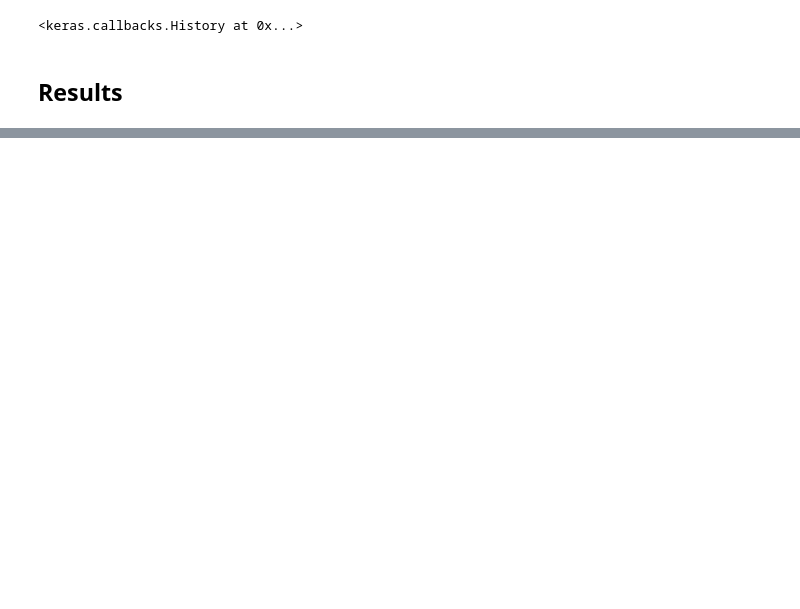
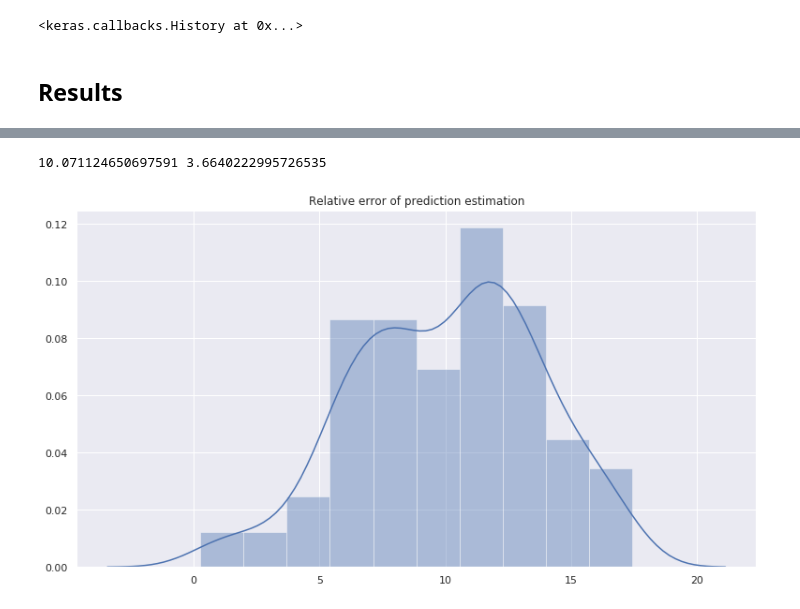
Before and after one commit to erdosbootcamp2019/Project, a Jupyter notebook: Predictions/predictStock.ipynb, the cells around one changed output, grey strips where cells are left out. Saved outputs shown, nothing was run; the diff lists cells and outputs as text; code cells hidden in the pictures; blank space fills up the shorter version.

Commit message:
Prediction with LSTM extended

```diff
--- a/Predictions/predictStock.ipynb
+++ b/Predictions/predictStock.ipynb
@@ -135,0 +135,20 @@ See the caveats in the documentation: http://pandas.pydata.org/pandas-docs/stabl
+# %%
+error_difference = pd.DataFrame(index=range(0,len(valid['Predictions'])),columns=['Close','Predictions','Error'])
+for i in range(0,len(valid['Predictions'])):
+     error_difference['Close'][i] = valid['Close'][i]
+     error_difference['Predictions'][i] = valid['Predictions'][i]
+     error_difference['Error'][i] = 100*abs(valid['Close'][i]-valid['Predictions'][i])/valid['Close'][i]
+# %%
+error_list = []
+for index in range(0,len(error_difference)):
+    error_list.append(error_difference['Error'][index])
+# %%
+error_list=np.array(error_list)
+sns.distplot(error_list, kde=True).set_title('Relative error of prediction estimation')
+mean = error_list.mean()
+
+rms=np.sqrt(np.mean(np.power((error_list-mean),2)))
+print(mean,rms)
+# %% [output]
+10.071124650697591 3.6640222995726535
+[figure, added]
```
Also changed, not shown: parts of 11 cells of this notebook.
